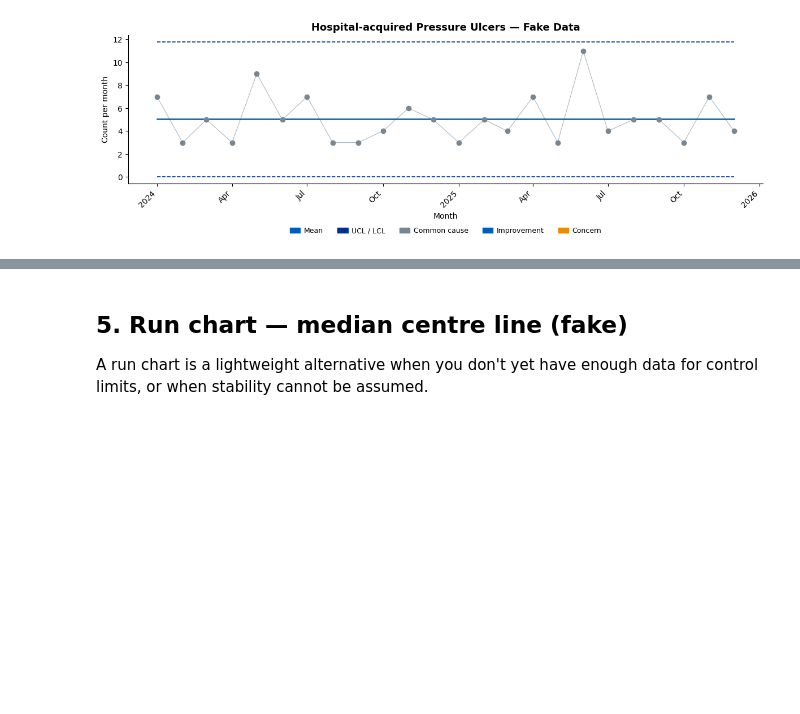
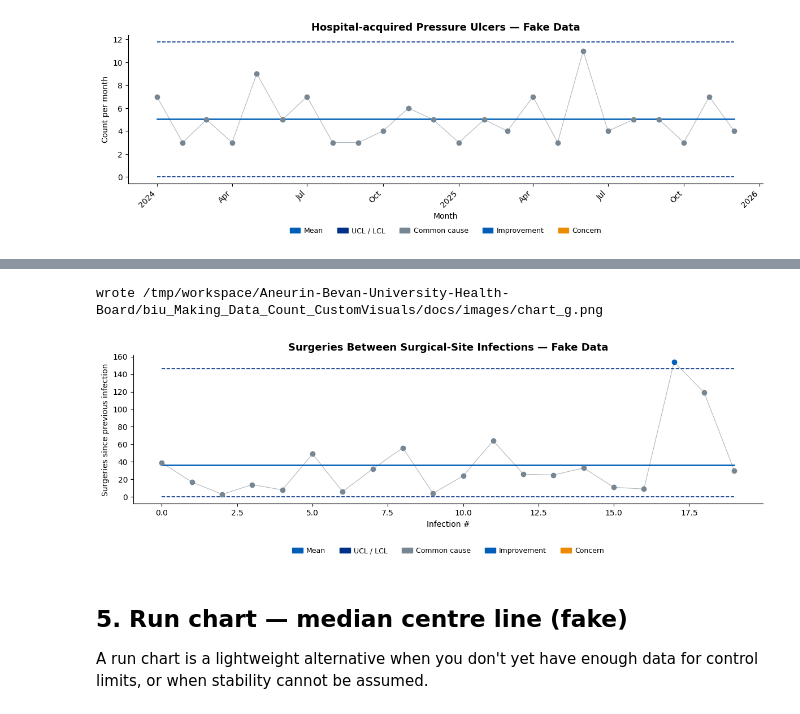
Before and after one commit to Aneurin-Bevan-University-Health-Board/biu_Making_Data_Count_CustomVisuals, a Jupyter notebook: docs/screenshots.ipynb, the cells around one changed output, grey strips where cells are left out. Drawn from its saved outputs; the diff is of its cells as text; code cells hidden in the pictures; blank space fills up the shorter version.

```diff
--- a/docs/screenshots.ipynb
+++ b/docs/screenshots.ipynb
@@ -117,3 +174,24 @@ wrote /tmp/workspace/Aneurin-Bevan-University-Health-Board/biu_Making_Data_Count
+# %%
+# Number of surgeries between consecutive surgical-site infections
+opps = np.concatenate([
+    rng.geometric(0.04, 12),   # baseline (~25 surgeries between events)
+    rng.geometric(0.02, 8),    # after bundle introduction (~50)
+])
+g_data = pd.DataFrame({"value": opps})
+
+fig, _ = plot_spc_chart(
+    g_data,
+    chart_type="g",
+    title="Surgeries Between Surgical-Site Infections — Fake Data",
+    xlabel="Infection #",
+    ylabel="Surgeries since previous infection",
+    improvement_direction="high",
+)
+save(fig, "chart_g.png")
+plt.show()
+# %% [output]
+wrote /tmp/workspace/Aneurin-Bevan-University-Health-Board/biu_Making_Data_Count_CustomVisuals/docs/images/chart_g.png
+[figure, added]
 # %% [markdown]
 ## 5. Run chart — median centre line (fake)
 
```
Also changed, not shown: parts of 10 cells of this notebook, 11 other files.
